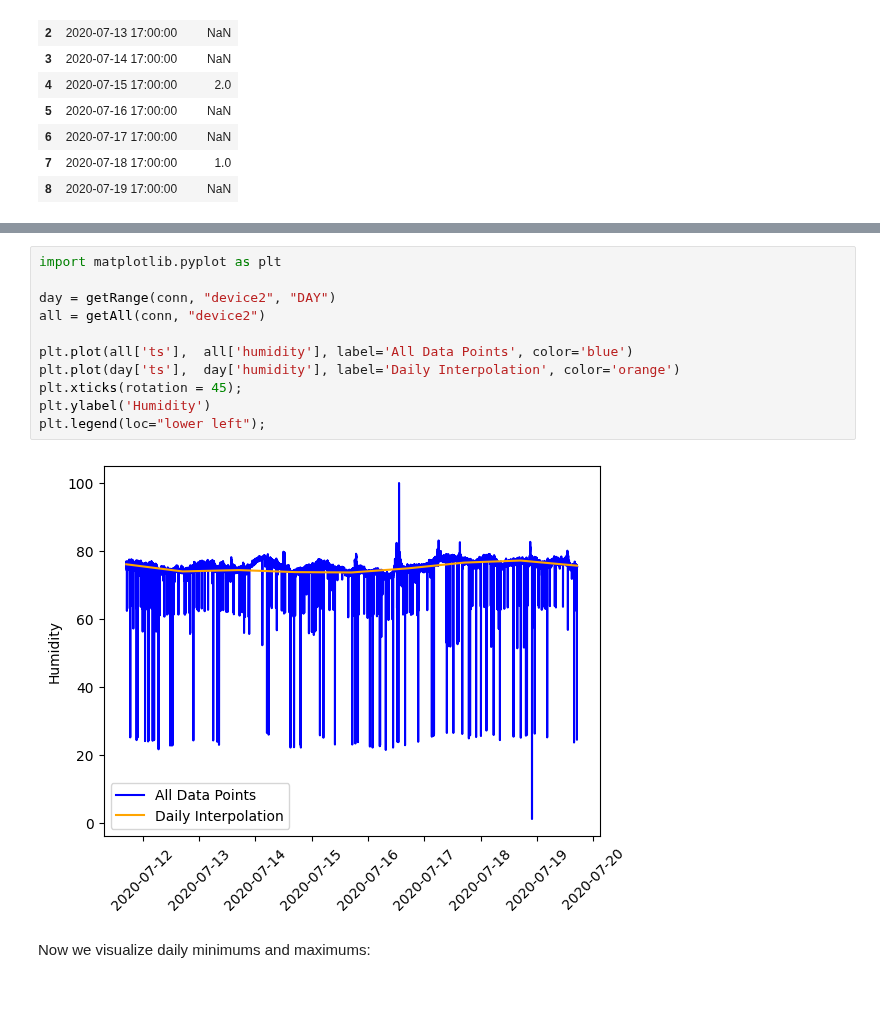
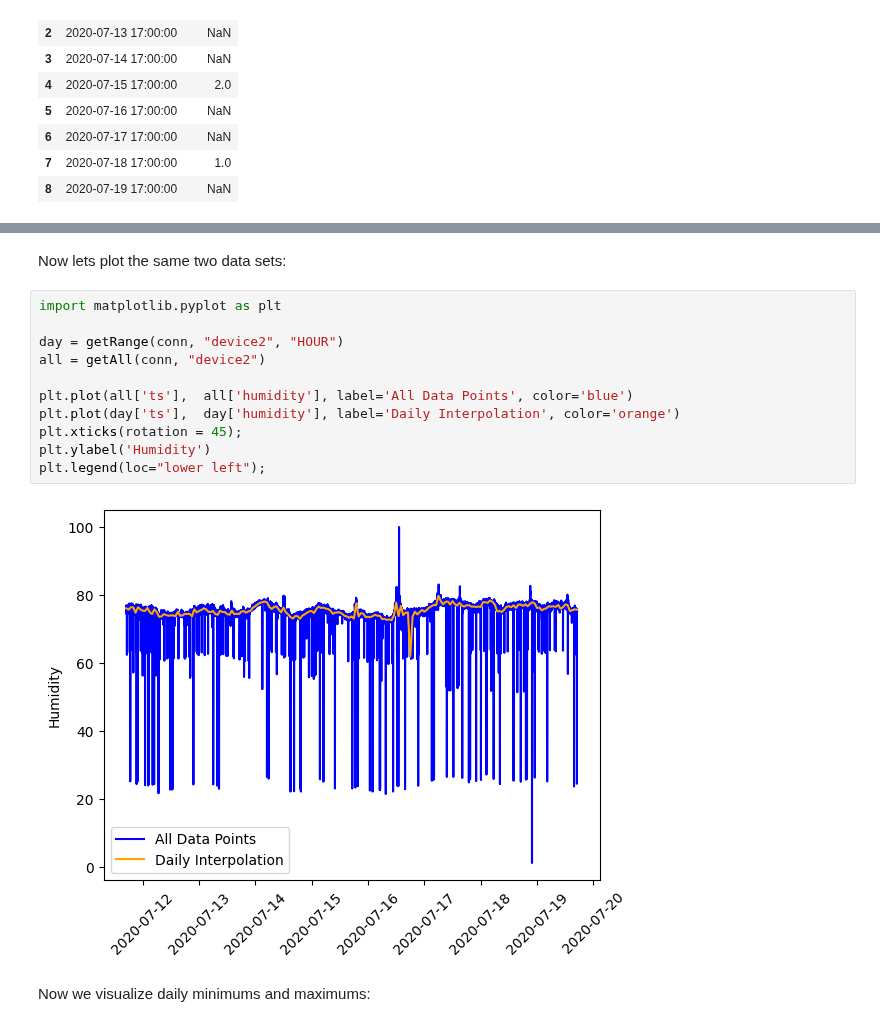
Before and after one commit to griddbnet/Blogs, a Jupyter notebook: group_by_range.ipynb, the cells around one changed output, grey strips where cells are left out. Drawn from its saved outputs; the diff is of its cells as text; blank space fills up the shorter version.

```diff
--- a/group_by_range.ipynb
+++ b/group_by_range.ipynb
@@ -173,16 +207,18 @@ First since group b range is typically used to down sample data, lets compare ev
+# %% [markdown]
+Now lets plot the same two data sets:
 # %%
 import matplotlib.pyplot as plt
 
-day = getRange(conn, "device2", "DAY")
+day = getRange(conn, "device2", "HOUR")
 all = getAll(conn, "device2")
 
 plt.plot(all['ts'],  all['humidity'], label='All Data Points', color='blue')
 plt.plot(day['ts'],  day['humidity'], label='Daily Interpolation', color='orange')
 plt.xticks(rotation = 45);
 plt.ylabel('Humidity')
 plt.legend(loc="lower left");
 # %% [output]
-[figure, old version]
+[figure, new version]
 # %% [markdown]
 Now we visualize daily minimums and maximums:
 # %%
```
Also changed, not shown: parts of 5 cells of this notebook.
